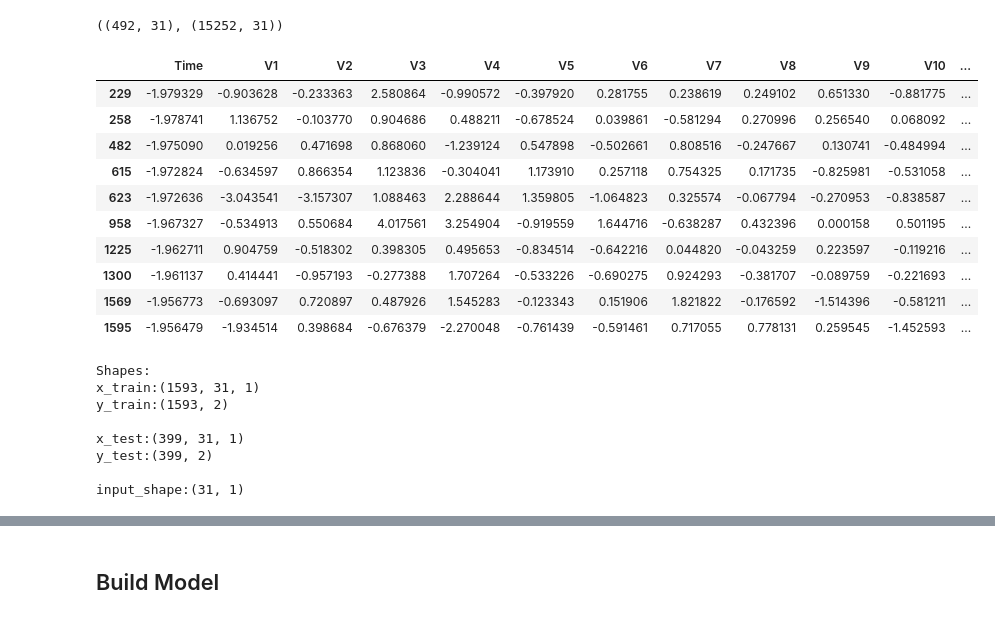
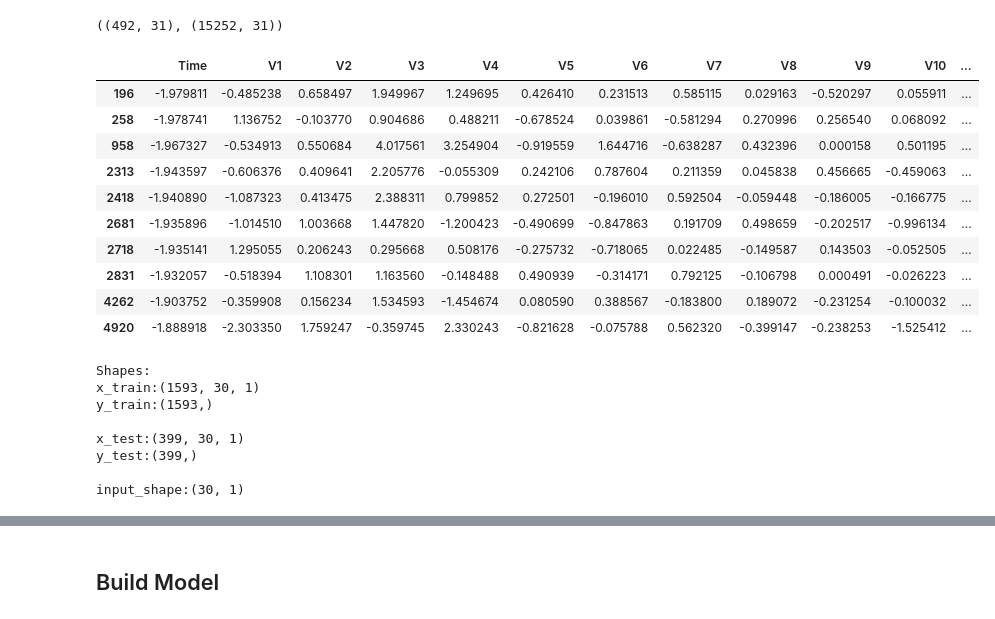
Before and after one commit to ldselvera/Fraud_Detection_Deep_Learning, a Jupyter notebook: Fraud_Detection.ipynb, the cells around one changed output, grey strips where cells are left out. Saved outputs shown, nothing was run; the diff lists cells and outputs as text; code cells hidden in the pictures.

```diff
--- a/Fraud_Detection.ipynb
+++ b/Fraud_Detection.ipynb
@@ -180,27 +180,30 @@ anomalies.shape, normal.shape
 # %%
 data_set = pd.concat([normal[:1500], anomalies])
 
 x_train, x_test = train_test_split(data_set, test_size = 0.2)
 
 x_train = x_train.sort_values(by=['Time'])
 x_test = x_test.sort_values(by=['Time'])
 
 y_train = x_train["Class"]
 y_test = x_test["Class"]
 
-x_train.head(10)
+x_train = x_train.drop("Class",axis=1)
+x_test = x_test.drop("Class",axis=1)
+
+x_test.head(10)
 # %% [output]
 |  | Time | V1 | V2 | V3 | V4 | V5 | V6 | V7 | V8 | V9 | V10 | ... |
-| 229 | -1.979329 | -0.903628 | -0.233363 | 2.580864 | -0.990572 | -0.397920 | 0.281755 | 0.238619 | 0.249102 | 0.651330 | -0.881775 | ... |
+| 196 | -1.979811 | -0.485238 | 0.658497 | 1.949967 | 1.249695 | 0.426410 | 0.231513 | 0.585115 | 0.029163 | -0.520297 | 0.055911 | ... |
 | 258 | -1.978741 | 1.136752 | -0.103770 | 0.904686 | 0.488211 | -0.678524 | 0.039861 | -0.581294 | 0.270996 | 0.256540 | 0.068092 | ... |
-| 482 | -1.975090 | 0.019256 | 0.471698 | 0.868060 | -1.239124 | 0.547898 | -0.502661 | 0.808516 | -0.247667 | 0.130741 | -0.484994 | ... |
-| 615 | -1.972824 | -0.634597 | 0.866354 | 1.123836 | -0.304041 | 1.173910 | 0.257118 | 0.754325 | 0.171735 | -0.825981 | -0.531058 | ... |
-| 623 | -1.972636 | -3.043541 | -3.157307 | 1.088463 | 2.288644 | 1.359805 | -1.064823 | 0.325574 | -0.067794 | -0.270953 | -0.838587 | ... |
 | 958 | -1.967327 | -0.534913 | 0.550684 | 4.017561 | 3.254904 | -0.919559 | 1.644716 | -0.638287 | 0.432396 | 0.000158 | 0.501195 | ... |
-| 1225 | -1.962711 | 0.904759 | -0.518302 | 0.398305 | 0.495653 | -0.834514 | -0.642216 | 0.044820 | -0.043259 | 0.223597 | -0.119216 | ... |
-| 1300 | -1.961137 | 0.414441 | -0.957193 | -0.277388 | 1.707264 | -0.533226 | -0.690275 | 0.924293 | -0.381707 | -0.089759 | -0.221693 | ... |
-| 1569 | -1.956773 | -0.693097 | 0.720897 | 0.487926 | 1.545283 | -0.123343 | 0.151906 | 1.821822 | -0.176592 | -1.514396 | -0.581211 | ... |
-| 1595 | -1.956479 | -1.934514 | 0.398684 | -0.676379 | -2.270048 | -0.761439 | -0.591461 | 0.717055 | 0.778131 | 0.259545 | -1.452593 | ... |
+| 2313 | -1.943597 | -0.606376 | 0.409641 | 2.205776 | -0.055309 | 0.242106 | 0.787604 | 0.211359 | 0.045838 | 0.456665 | -0.459063 | ... |
+| 2418 | -1.940890 | -1.087323 | 0.413475 | 2.388311 | 0.799852 | 0.272501 | -0.196010 | 0.592504 | -0.059448 | -0.186005 | -0.166775 | ... |
+| 2681 | -1.935896 | -1.014510 | 1.003668 | 1.447820 | -1.200423 | -0.490699 | -0.847863 | 0.191709 | 0.498659 | -0.202517 | -0.996134 | ... |
+| 2718 | -1.935141 | 1.295055 | 0.206243 | 0.295668 | 0.508176 | -0.275732 | -0.718065 | 0.022485 | -0.149587 | 0.143503 | -0.052505 | ... |
+| 2831 | -1.932057 | -0.518394 | 1.108301 | 1.163560 | -0.148488 | 0.490939 | -0.314171 | 0.792125 | -0.106798 | 0.000491 | -0.026223 | ... |
+| 4262 | -1.903752 | -0.359908 | 0.156234 | 1.534593 | -1.454674 | 0.080590 | 0.388567 | -0.183800 | 0.189072 | -0.231254 | -0.100032 | ... |
+| 4920 | -1.888918 | -2.303350 | 1.759247 | -0.359745 | 2.330243 | -0.821628 | -0.075788 | 0.562320 | -0.399147 | -0.238253 | -1.525412 | ... |
 # %%
 x_train = np.array(x_train).reshape(x_train.shape[0], x_train.shape[1], 1)
 x_test = np.array(x_test).reshape(x_test.shape[0], x_test.shape[1], 1)
@@ -214,13 +217,13 @@ print("x_test:%s\ny_test:%s\n" % (x_test.shape, y_test.shape))
 print("input_shape:{}\n".format(input_shape))
 # %% [output]
 Shapes:
-x_train:(1593, 31, 1)
-y_train:(1593, 2)
+x_train:(1593, 30, 1)
+y_train:(1593,)
 
-x_test:(399, 31, 1)
-y_test:(399, 2)
+x_test:(399, 30, 1)
+y_test:(399,)
 
-input_shape:(31, 1)
+input_shape:(30, 1)
 # %%
 y_train[:5]
 # %% [output]
```
Also changed, not shown: parts of 18 cells of this notebook.
